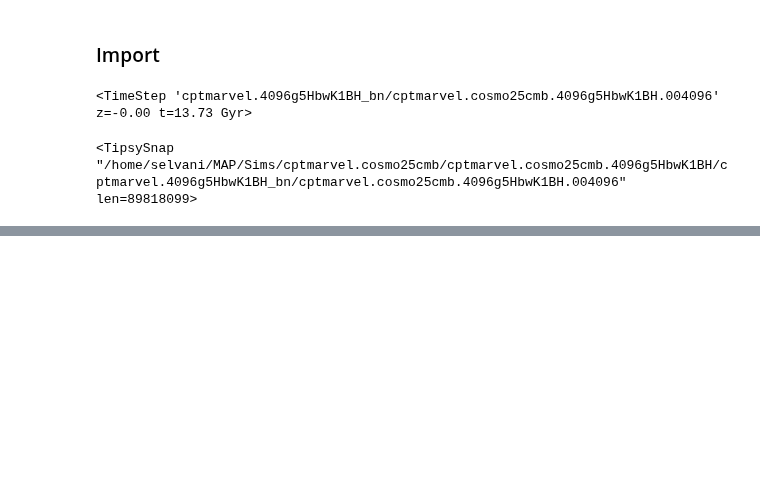
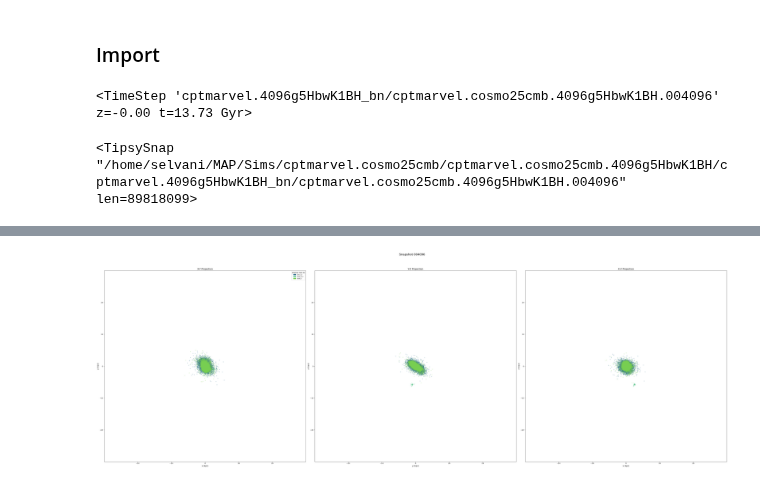
Before and after one commit to CharlotteRuth/startrace, a Jupyter notebook: AnnaWright_startrace/PlotHaloMergers.ipynb, the cells around one changed output, grey strips where cells are left out. Drawn from its saved outputs; the diff is of its cells as text; code cells hidden in the pictures; blank space fills up the shorter version.

```diff
--- a/AnnaWright_startrace/PlotHaloMergers.ipynb
+++ b/AnnaWright_startrace/PlotHaloMergers.ipynb
@@ -108,0 +358,20 @@ for timestep in all_timesteps:
+# %%
+def make_colormap(unique_haloids):
+    if len(unique_haloids) <= 10:
+        colors = plt.cm.get_cmap('Accent', len(unique_haloids))
+    else:
+        # For more than 20 halos, 'viridis' or 'plasma' can work, though colors may be less distinct
+        colors = plt.cm.get_cmap('viridis', len(unique_haloids))
+
+    color_map = {hid: colors(i) for i, hid in enumerate(unique_haloids)}
+    return color_map
+# %%
+all_timesteps = db.get_simulation('cptmarvel.4096g5HbwK1BH_bn').timesteps
+for timestep in all_timesteps:
+    halo2 = timestep.halos.all()[1]
+    try:
+        halo2['shrink_center']
+    except:
+        print(timestep.extension[-6:], 'does not have shrink_center')
+        print(halo2.all_properties)
+        print()
@@ -108,0 +381,78 @@ for timestep in all_timesteps:
+# %%
+halo = halos_stars_dict[all_timesteps[-1].extension[-6:]][num]
+halo_numbers, dbids = halo.calculate_for_progenitors("halo_number()", "dbid()")
+snapshots = [db.get_halo(dbid).timestep.extension[-6:] for dbid in dbids]
+halo_snapshots_dict = {snapshot: halo_number for snapshot, halo_number in zip(snapshots, dbids)}
+overwrite = True
+save_bases = [os.path.join(outfile_dir, 'merge_plots', str(halo.halo_number)),
+              os.path.join(outfile_dir, 'merge_plots', str(halo.halo_number)+'zoom' ),
+              os.path.join(outfile_dir, 'merge_plots', str(halo.halo_number)+'morezoom')]
+print(f"Saving plots to {save_bases[0]}")
+for save_base in save_bases:
+    if not os.path.exists(save_base):
+        os.makedirs(save_base)
+filename_base = ss_dir + '_' + str(halo.halo_number) + '_'
+
+pbar = tqdm.tqdm(total=len(all_timesteps))
+for i, timestep in enumerate(all_timesteps[::-1]):
+    timestep = timestep.extension[-6:]
+    s = pynbody.load(sim_base + sims + '.' + timestep)
+    s.physical_units()
+    # all_halos = db.get_timestep("cptmarvel.4096g5HbwK1BH_bn/%" + str(timestep)).halos.all()
+
+    halo = db.get_halo(halo_snapshots_dict[timestep])  # Use the first halo for demonstration
+    print("Now on",timestep)
+
+    save_path = os.path.join(save_bases[0], filename_base + timestep + '.png')
+    save_path2 = os.path.join(save_bases[1], filename_base + timestep + '.png')
+    save_path3 = os.path.join(save_bases[2], filename_base + timestep + '.png')
+
+    if not overwrite and (os.path.isfile(save_path) and os.path.isfile(save_path2) and os.path.isfile(save_path3)):
+        print(f"File {save_path} already exists, skipping...")
+        pbar.update(1)
+        continue
+
+    try:
+        roughcen = halo['shrink_center']
+    except:
+        try:
+            print('No shrink center on', timestep)
+            h = s.halos(halo_numbers='v1')
+            roughcen = pynbody.analysis.halo.shrink_sphere_center(h[halo.halo_number])
+        except:
+            print('Failed again, skipping...')
+            continue
+
+    if i == 0:
+        rng = np.random.default_rng(num)
+        uIDs_shuffled = rng.permutation(uIDs)
+        print(uIDs_shuffled)
+        colormap = make_colormap(uIDs)
+        try:
+            rad = halo['Rvir']
+        except:
+            rad = halo['max_radius']
+
+    try:
+        currad = halo['Rvir']
+    except:
+        currad = halo['max_radius']
+
+    sp = s[pynbody.filt.Sphere(SimArray([rad], "kpc"), roughcen)].load_copy()
+    sp.physical_units()
+    sp['pos'] -= roughcen
+
+    ns = len(sp.s)
+    print(ns)
+
+    mask = np.where(sp.s['amiga.grp'] == halo.halo_number)[0]
+    mask = np.where(sp.s['amiga.grp'] == sp.s['amiga.grp'])[0] # dummy to ignore mask
+    mask = sp.s['tform'] > 0 #! FROM ANNA'S CODE
+    haloids = np.array([halo_particle_dict[part] for part in sp.s['iord'][mask]])
+    print(len(sp.s[mask]))
+
+    plot_halo_mergers(sp, mask, haloids, colormap, timestep, rad/np.sqrt(2), save_path) # scale standard
+    plot_halo_mergers(sp, mask, haloids, colormap, timestep, currad/(np.sqrt(2)*2), save_path2) # zoomin
+    plot_halo_mergers(sp, mask, haloids, colormap, timestep, currad/(np.sqrt(2)*4), save_path3) # more zoomed
+    pbar.update(1)
+# %% [output]
@@ -108,0 +468 @@ for timestep in all_timesteps:
+[figure, added]
```
Also changed, not shown: parts of 44 cells of this notebook, 13 other files.
